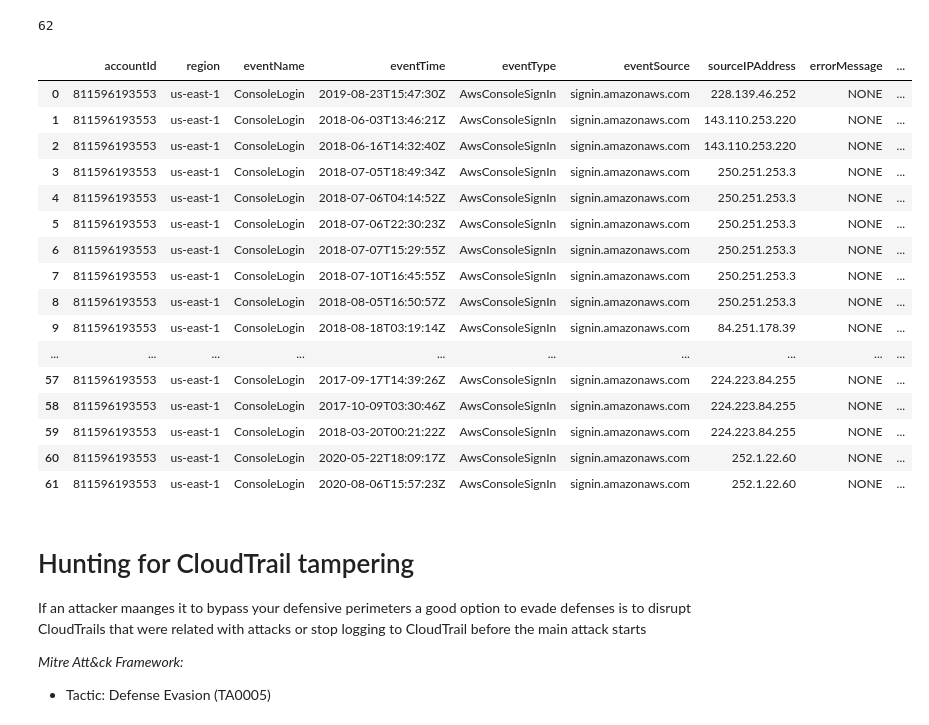
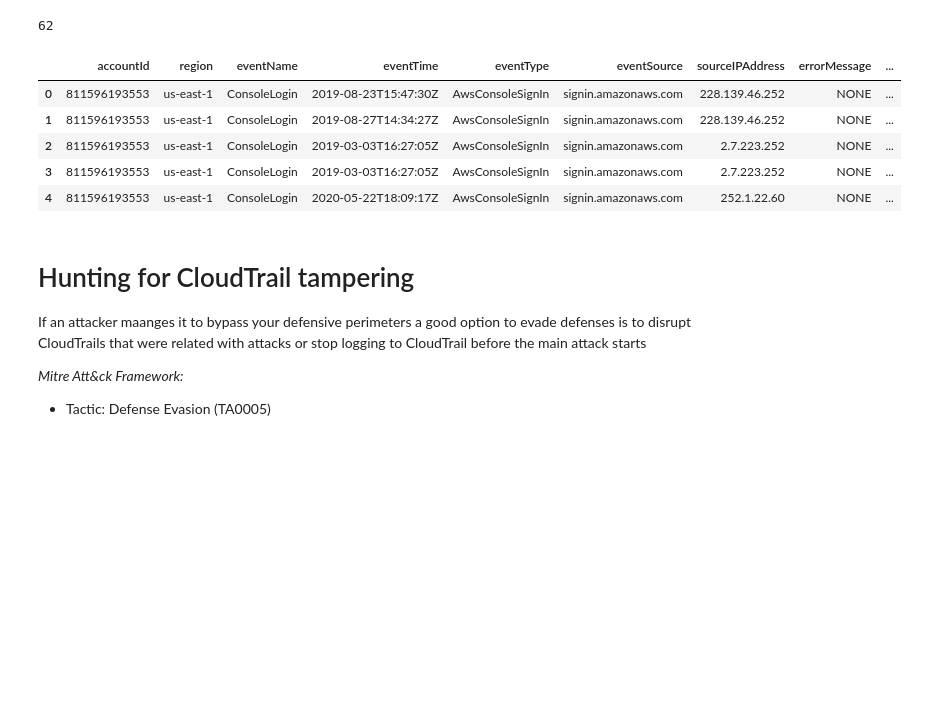
Before and after one commit to BenjiTrapp/aws-threat-hunting, a Jupyter notebook: cloudtrail/hunting-cloudtrail-flaws-cloud.ipynb, the cells around one changed output. Cells and saved outputs as stored; diff of their text form; code cells hidden in the pictures; blank space fills up the shorter version.

```diff
--- a/cloudtrail/hunting-cloudtrail-flaws-cloud.ipynb
+++ b/cloudtrail/hunting-cloudtrail-flaws-cloud.ipynb
@@ -124,7 +130,7 @@ print(len(pentester_activities))
 # %%
 from pprint import pprint
 
-for event in  cleaned_events[:10]:
+for event in  cleaned_events[:3]:
     pprint(event)
 # %% [output]
 {'accountId': '811596193553',
@@ -205,25 +210,14 @@ print(len(root_access))
 # %% [output]
 62
 # %%
-pd.read_json(json.dumps(root_access)).style
+pd.read_json(StringIO(json.dumps(root_access)))[:5].style
 # %% [output]
 |  | accountId | region | eventName | eventTime | eventType | eventSource | sourceIPAddress | errorMessage | ... |
 | 0 | 811596193553 | us-east-1 | ConsoleLogin | 2019-08-23T15:47:30Z | AwsConsoleSignIn | signin.amazonaws.com | 228.139.46.252 | NONE | ... |
-| 1 | 811596193553 | us-east-1 | ConsoleLogin | 2018-06-03T13:46:21Z | AwsConsoleSignIn | signin.amazonaws.com | 143.110.253.220 | NONE | ... |
-| 2 | 811596193553 | us-east-1 | ConsoleLogin | 2018-06-16T14:32:40Z | AwsConsoleSignIn | signin.amazonaws.com | 143.110.253.220 | NONE | ... |
-| 3 | 811596193553 | us-east-1 | ConsoleLogin | 2018-07-05T18:49:34Z | AwsConsoleSignIn | signin.amazonaws.com | 250.251.253.3 | NONE | ... |
-| 4 | 811596193553 | us-east-1 | ConsoleLogin | 2018-07-06T04:14:52Z | AwsConsoleSignIn | signin.amazonaws.com | 250.251.253.3 | NONE | ... |
-| 5 | 811596193553 | us-east-1 | ConsoleLogin | 2018-07-06T22:30:23Z | AwsConsoleSignIn | signin.amazonaws.com | 250.251.253.3 | NONE | ... |
-| 6 | 811596193553 | us-east-1 | ConsoleLogin | 2018-07-07T15:29:55Z | AwsConsoleSignIn | signin.amazonaws.com | 250.251.253.3 | NONE | ... |
-| 7 | 811596193553 | us-east-1 | ConsoleLogin | 2018-07-10T16:45:55Z | AwsConsoleSignIn | signin.amazonaws.com | 250.251.253.3 | NONE | ... |
-| 8 | 811596193553 | us-east-1 | ConsoleLogin | 2018-08-05T16:50:57Z | AwsConsoleSignIn | signin.amazonaws.com | 250.251.253.3 | NONE | ... |
-| 9 | 811596193553 | us-east-1 | ConsoleLogin | 2018-08-18T03:19:14Z | AwsConsoleSignIn | signin.amazonaws.com | 84.251.178.39 | NONE | ... |
-| ... | ... | ... | ... | ... | ... | ... | ... | ... | ... |
-| 57 | 811596193553 | us-east-1 | ConsoleLogin | 2017-09-17T14:39:26Z | AwsConsoleSignIn | signin.amazonaws.com | 224.223.84.255 | NONE | ... |
-| 58 | 811596193553 | us-east-1 | ConsoleLogin | 2017-10-09T03:30:46Z | AwsConsoleSignIn | signin.amazonaws.com | 224.223.84.255 | NONE | ... |
-| 59 | 811596193553 | us-east-1 | ConsoleLogin | 2018-03-20T00:21:22Z | AwsConsoleSignIn | signin.amazonaws.com | 224.223.84.255 | NONE | ... |
-| 60 | 811596193553 | us-east-1 | ConsoleLogin | 2020-05-22T18:09:17Z | AwsConsoleSignIn | signin.amazonaws.com | 252.1.22.60 | NONE | ... |
-| 61 | 811596193553 | us-east-1 | ConsoleLogin | 2020-08-06T15:57:23Z | AwsConsoleSignIn | signin.amazonaws.com | 252.1.22.60 | NONE | ... |
+| 1 | 811596193553 | us-east-1 | ConsoleLogin | 2019-08-27T14:34:27Z | AwsConsoleSignIn | signin.amazonaws.com | 228.139.46.252 | NONE | ... |
+| 2 | 811596193553 | us-east-1 | ConsoleLogin | 2019-03-03T16:27:05Z | AwsConsoleSignIn | signin.amazonaws.com | 2.7.223.252 | NONE | ... |
+| 3 | 811596193553 | us-east-1 | ConsoleLogin | 2019-03-03T16:27:05Z | AwsConsoleSignIn | signin.amazonaws.com | 2.7.223.252 | NONE | ... |
+| 4 | 811596193553 | us-east-1 | ConsoleLogin | 2020-05-22T18:09:17Z | AwsConsoleSignIn | signin.amazonaws.com | 252.1.22.60 | NONE | ... |
 # %% [markdown]
 # Hunting for CloudTrail tampering
 
```
Also changed, not shown: parts of 18 cells of this notebook.
